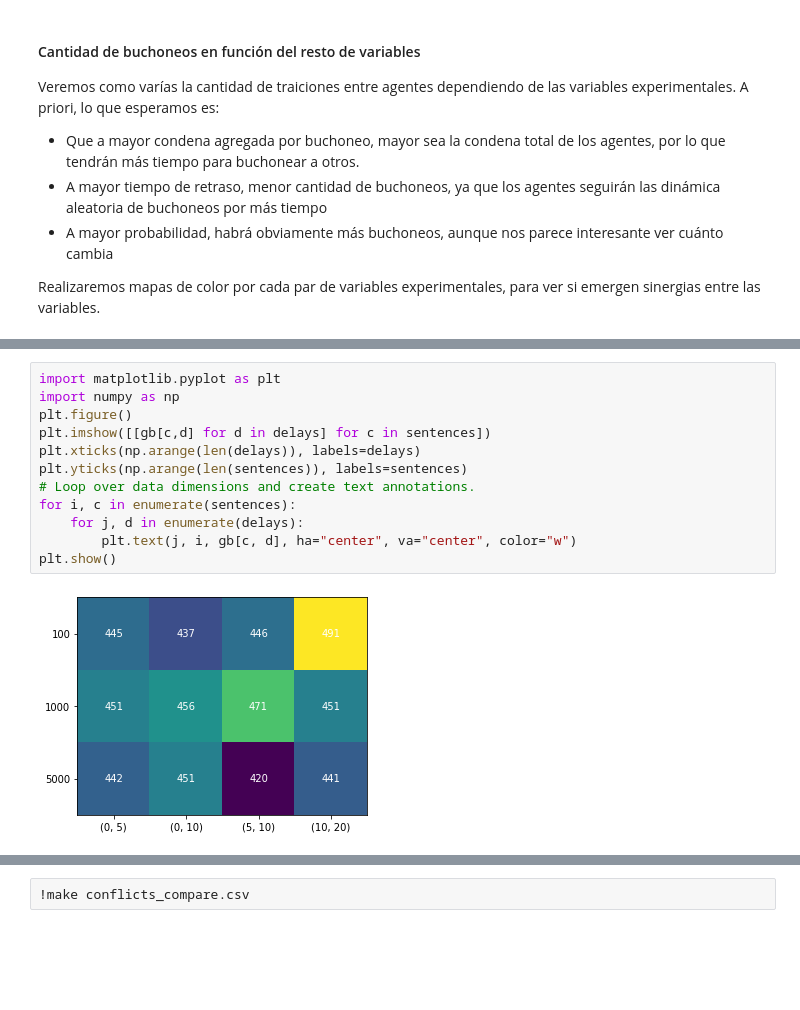
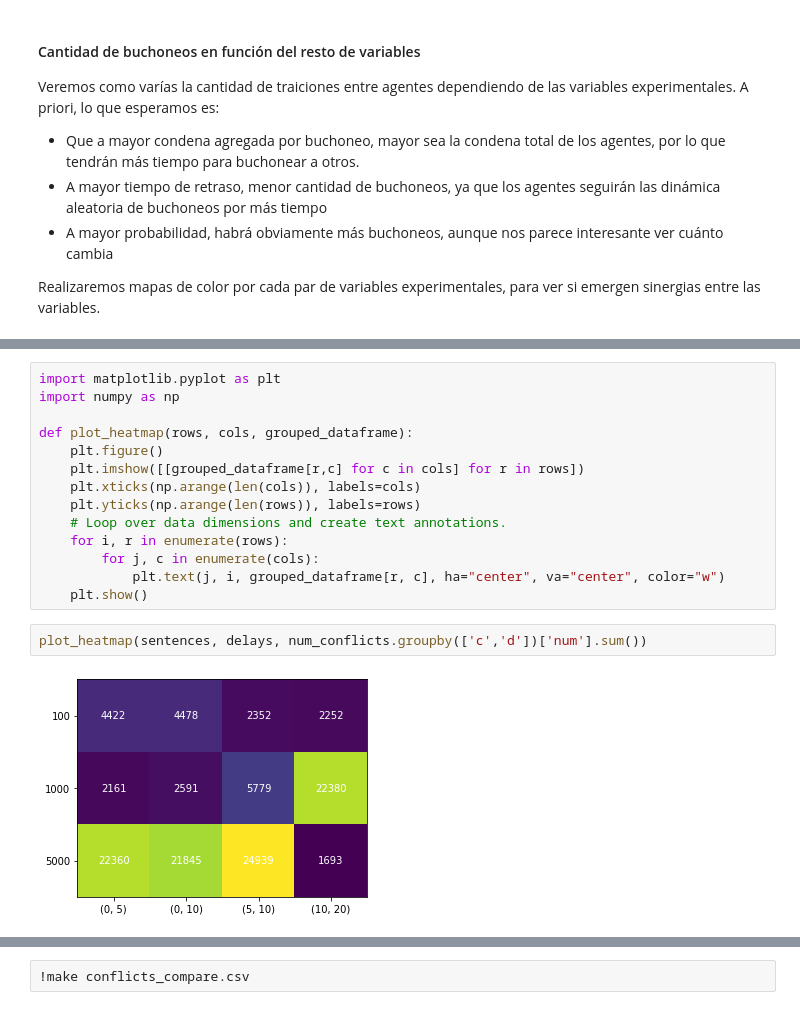
Before and after one commit to TobiasCarreira/sed-tp2, a Jupyter notebook: Simulación de Eventos Discretos - TP2.ipynb, the cells around one changed output, grey strips where cells are left out. Drawn from its saved outputs; the diff is of its cells as text; blank space fills up the shorter version.

Commit message:
Heatmaps

```diff
--- a/Simulación de Eventos Discretos - TP2.ipynb
+++ b/Simulación de Eventos Discretos - TP2.ipynb
@@ -239,14 +214,18 @@ Name: num, dtype: int64
 # %%
 import matplotlib.pyplot as plt
 import numpy as np
-plt.figure()
-plt.imshow([[gb[c,d] for d in delays] for c in sentences])
-plt.xticks(np.arange(len(delays)), labels=delays)
-plt.yticks(np.arange(len(sentences)), labels=sentences)
-# Loop over data dimensions and create text annotations.
-for i, c in enumerate(sentences):
-    for j, d in enumerate(delays):
-        plt.text(j, i, gb[c, d], ha="center", va="center", color="w")
-plt.show()
+
+def plot_heatmap(rows, cols, grouped_dataframe):
+    plt.figure()
+    plt.imshow([[grouped_dataframe[r,c] for c in cols] for r in rows])
+    plt.xticks(np.arange(len(cols)), labels=cols)
+    plt.yticks(np.arange(len(rows)), labels=rows)
+    # Loop over data dimensions and create text annotations.
+    for i, r in enumerate(rows):
+        for j, c in enumerate(cols):
+            plt.text(j, i, grouped_dataframe[r, c], ha="center", va="center", color="w")
+    plt.show()
-# %% [output]
-[figure, removed]
+# %%
+plot_heatmap(sentences, delays, num_conflicts.groupby(['c','d'])['num'].sum())
+# %% [output]
+[figure, added]
```
Also changed, not shown: parts of 6 cells of this notebook.
